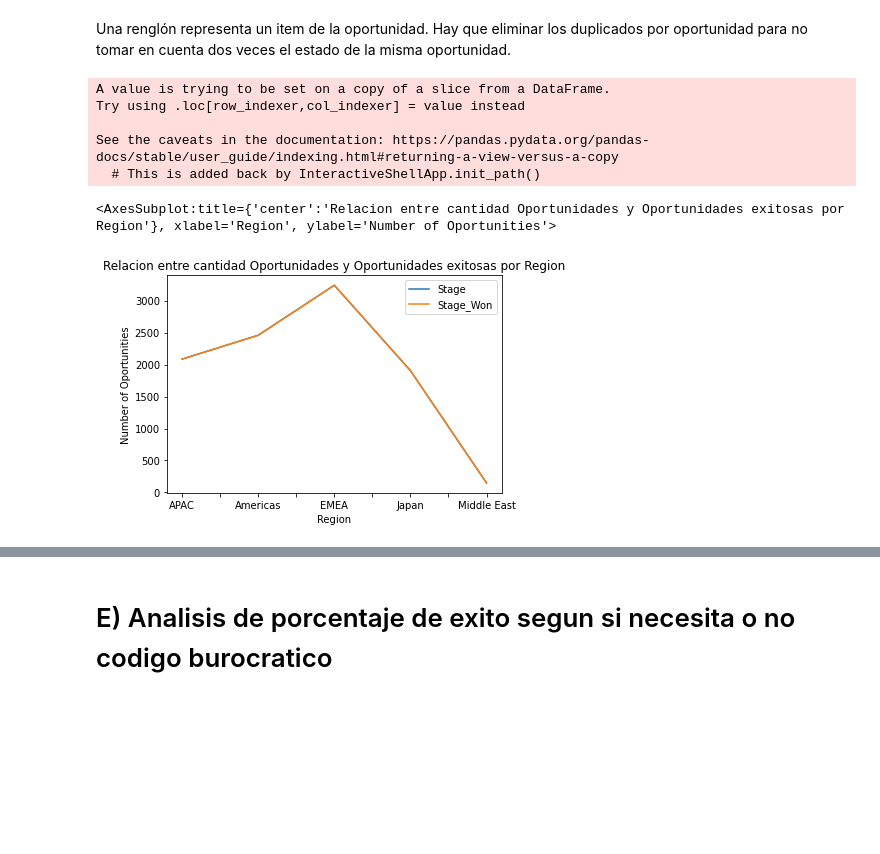
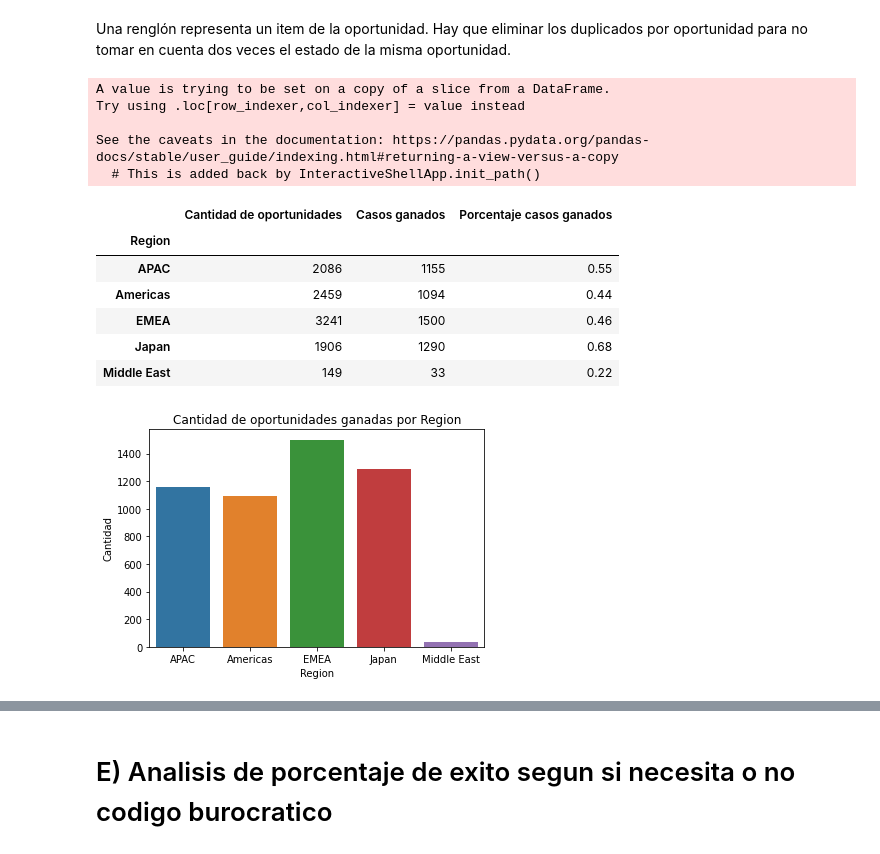
Before and after one commit to FerFabbiano/tp1-OrganizacionDeDatos, a Jupyter notebook: TP1_OrgaDeDatos.ipynb, the cells around one changed output, grey strips where cells are left out. Cells and saved outputs as stored; diff of their text form; code cells hidden in the pictures; blank space fills up the shorter version.

```diff
--- a/TP1_OrgaDeDatos.ipynb
+++ b/TP1_OrgaDeDatos.ipynb
@@ -470,34 +470,47 @@ Una renglón representa un item de la oportunidad. Hay que eliminar los duplicad
 # %%
 # Pregunta: Cual es la relacion entre la cantidad de casos con casos cerrados de manera exitosa por region ?
 auxiliar_df = entrenamientoDf
 
 #Eliminamos los Opportunity_Name duplicados para tener la cantidad neta de oportunidades
 auxiliar_df = auxiliar_df.drop_duplicates(subset='Opportunity_Name')
 
 # Nos guardamos en la columna Stage_Won los casos terminados en Closed Won
 
 # ROMPE!!!! Comente tu linea y puse un posible arreglo,fijate si era lo que buscabas
 #auxiliar_df["Stage_Won"] = auxiliar_df[auxiliar_df["Stage"] == "Closed Won"]
 auxiliar_df["Stage_Won"] = auxiliar_df["Stage"] == "Closed Won"
 
 # Agrupo segun region y sus cantidades de Stages y Stages_Won
-casos_segun_region = auxiliar_df.groupby(["Region"]).agg({"Stage": "count", "Stage_Won" : "count"})
-# Creo un Grafico
-grafico_exito_segun_region = casos_segun_region.plot()
+#casos_segun_region = auxiliar_df.groupby(["Region"]).agg({"Stage": "count", "Stage_Won" : "count"})
+casos_ganados_segun_region = auxiliar_df.groupby(["Region"]).agg({"Stage_Won" : ["count",'sum','mean']})
+casos_ganados_segun_region.columns = ['Cantidad de oportunidades','Casos ganados','Porcentaje casos ganados']
+
+# Creo un Barplot
+grafico_ganados_segun_region = sns.barplot(x=casos_ganados_segun_region.index,y=casos_ganados_segun_region['Casos ganados'])
 
 # Pongo titulo al grafico
-grafico_exito_segun_region.set_title("Relacion entre cantidad Oportunidades y Oportunidades exitosas por Region")
+#grafico_exito_segun_region.set_title("Relacion entre cantidad Oportunidades y Oportunidades exitosas por Region")
+grafico_ganados_segun_region.set_title("Cantidad de oportunidades ganadas por Region")
 # Pongo nombre al label x
-grafico_exito_segun_region.set_xlabel("Region")
-#Pongo nombre al laberl y
-grafico_exito_segun_region.set_ylabel("Number of Oportunities")
+#grafico_exito_segun_region.set_xlabel("Region")
+grafico_ganados_segun_region.set_xlabel("Region")
+#Pongo nombre al label y
+#grafico_exito_segun_region.set_ylabel("Number of Oportunities")
+grafico_ganados_segun_region.set_ylabel("Cantidad")
 
-grafico_exito_segun_region
+grafico_ganados_segun_region
+casos_ganados_segun_region
 # %% [output]
 A value is trying to be set on a copy of a slice from a DataFrame.
 Try using .loc[row_indexer,col_indexer] = value instead
 
 See the caveats in the documentation: https://pandas.pydata.org/pandas-docs/stable/user_guide/indexing.html#returning-a-view-versus-a-copy
   # This is added back by InteractiveShellApp.init_path()
-<AxesSubplot:title={'center':'Relacion entre cantidad Oportunidades y Oportunidades exitosas por Region'}, xlabel='Region', ylabel='Number of Oportunities'>
+|  | Cantidad de oportunidades | Casos ganados | Porcentaje casos ganados |
+| Region |  |  |  |
+| APAC | 2086 | 1155 | 0.55 |
+| Americas | 2459 | 1094 | 0.44 |
+| EMEA | 3241 | 1500 | 0.46 |
+| Japan | 1906 | 1290 | 0.68 |
+| Middle East | 149 | 33 | 0.22 |
-[figure, old version]
+[figure, new version]
```
Also changed, not shown: parts of 8 cells of this notebook.
